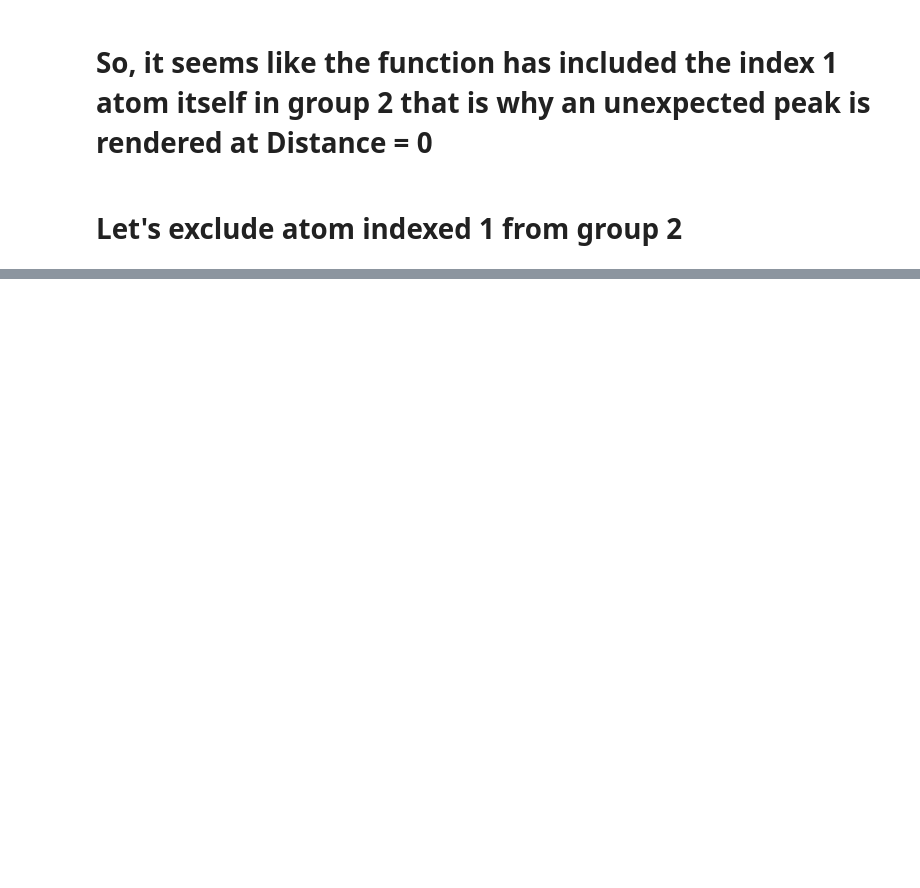
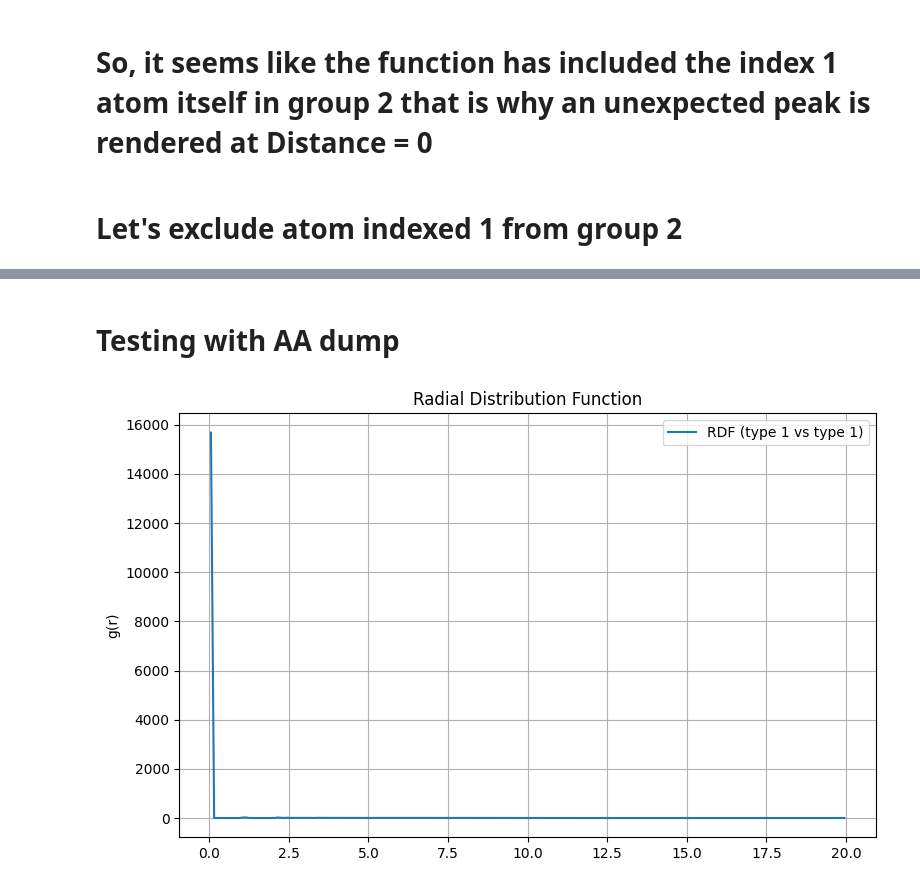
Before and after one commit to StephMcCallum/mupt-analysis-clean, a Jupyter notebook: RDF_reference/RDF.ipynb, the cells around one changed output, grey strips where cells are left out. Drawn from its saved outputs; the diff is of its cells as text; code cells hidden in the pictures; blank space fills up the shorter version.

```diff
--- a/RDF_reference/RDF.ipynb
+++ b/RDF_reference/RDF.ipynb
@@ -60,0 +61,29 @@ plt.show()
+# %% [markdown]
+# Testing with AA dump
+# %%
+import MDAnalysis as mda
+from MDAnalysis.analysis.rdf import InterRDF
+import matplotlib.pyplot as plt
+u = mda.Universe("AA_2ns_non_linear_PS_NRU_10_C_6.lammpstrj", format="LAMMPSDUMP")
+u.trajectory[0] # Frame 1 is taken here!
+
+# print(u.atoms.types)
+
+group1 = u.select_atoms("resid 1 and index 1") # moleule id and atom in that molecule
+group2 = u.select_atoms("resid 1") # molecule id
+
+# Initialize the RDF calculation (defaults: bins=75, range=(0, 15))
+rdf = InterRDF(group1, group2, nbins=200, range=(0.0, 20.0))
+rdf.run()
+
+# Plot RDF
+plt.figure(figsize=(8, 5))
+plt.plot(rdf.bins, rdf.rdf, label='RDF (type 1 vs type 1)')
+plt.ylabel('g(r)')
+plt.title('Radial Distribution Function')
+plt.grid(True)
+plt.legend()
+plt.tight_layout()
+plt.show()
+# %% [output]
+[figure, added]
```
Also changed, not shown: parts of 4 cells of this notebook, 3 other files.
